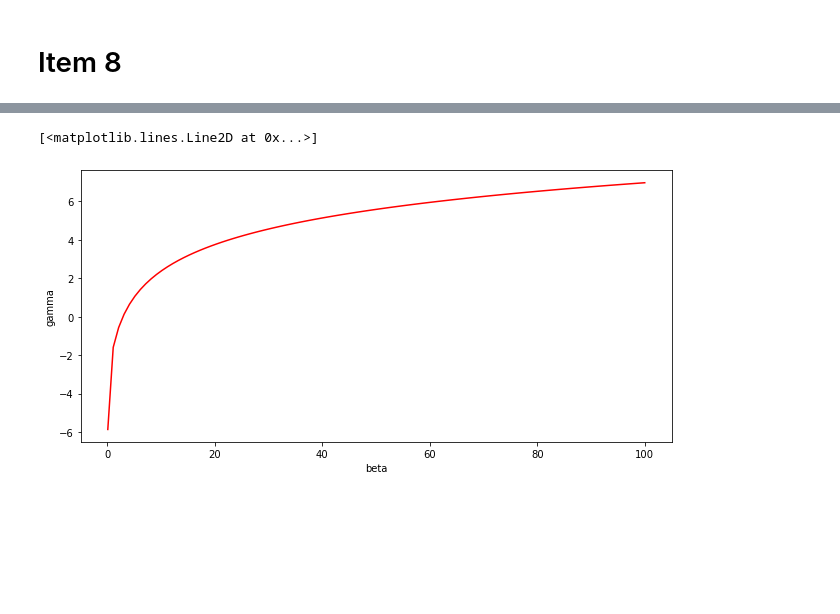
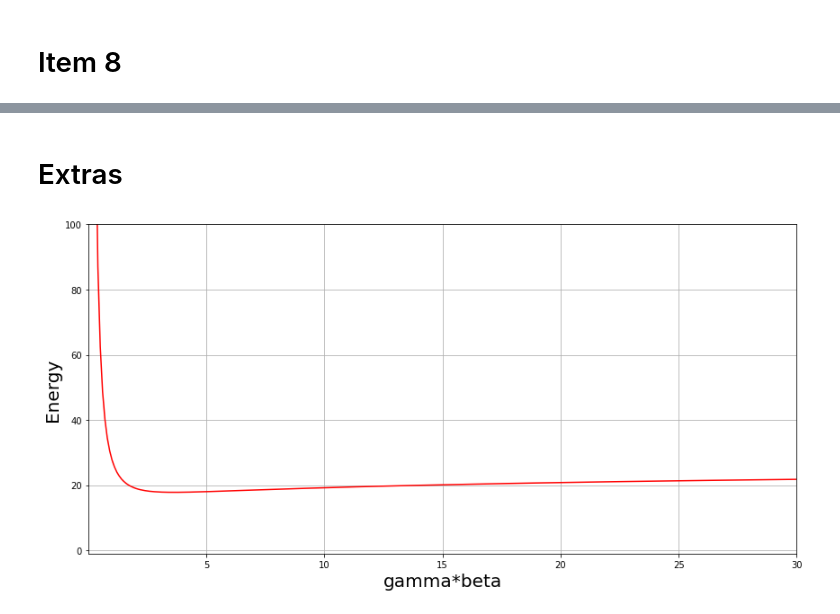
Before and after one commit to Edinaldobjr/aulas_de_python, a Jupyter notebook: Projeto1/Projeto_1.ipynb, the cells around one changed output, grey strips where cells are left out. Drawn from its saved outputs; the diff is of its cells as text; code cells hidden in the pictures; blank space fills up the shorter version.

```diff
--- a/Projeto1/Projeto_1.ipynb
+++ b/Projeto1/Projeto_1.ipynb
@@ -6,9 +17,10 @@
 import math as mt
 import numpy as np
 
-beta = 0.1
+beta = 0.6
 def gamma(beta):
-    return  1/(mt.sqrt(1- beta**2))
+    """Função que toma um único valor de beta como argumento e retorna gamma"""
+    return  1 / (mt.sqrt(1 - beta**2))
 
 print(gamma(beta))
 # %% [output]
@@ -19,11 +31,13 @@ print(gamma(beta))
 import math as mt
 import numpy as np
 
-beta = np.array([0.1, 0.2])
+beta = np.array([0.1, 0.2]) # Gerando um beta qualquer
+
 def gamma(beta):
+    """Função que toma o parametro beta como argumento e retorna gamma"""
     nova_lista = []
     for (i, valor) in enumerate(beta):
-        novo_elemento = 1/(mt.sqrt(1- valor**2))
+        novo_elemento = 1 / (mt.sqrt(1 - valor**2))
         nova_lista.append(novo_elemento)
     return nova_lista
 
@@ -246,33 +227,49 @@ ax.plot(GB , np.log(ln_argument3(GB))-Beta, 'r-')
+# %% [markdown]
+# Extras
 # %%
-
 import math as mt
 import numpy as np
 import matplotlib.pyplot as plt
 %matplotlib inline
-I =3.55
-
+c = 3*10**8
+v = np.linspace(0.0001*c,0.9995*c,10000)
+beta = v/c # define o vetor beta
+I =10e-06
+K = 0.307
+z = -1
+Z = 29
+A = 63.546
+ZA = Z/A
+rho = 8.96
+mec = 0.5110
 #define vetor gamma*beta
 
-GB = np.linspace(0.1,100,100)
+GB2 = np.linspace(0.1,100,1000)
 
 #função que cria o argumento do Ln baseado em gamma*beta
-def ln_argument3(GB):
-    lista2 = []
-    for (i, valor) in enumerate(GB):
-        novo_elemento2 = (2*mec*(valor)**2)/I
-        lista2.append(novo_elemento2)
-    return lista2
+def ln_argument3(GB2):
+    lista3 = []
+    for (i, valor) in enumerate(GB2):
+        novo_elemento3 = (2*mec*(valor)**2)/I
+        lista3.append(novo_elemento3)
+    return lista3
 
 #vetor beta**2
 
-Beta = 1- 1/(GB**2 + 1)
+Beta2 = 1- 1/(GB2**2 + 1)
 #print(Beta)
 
+Energy2= K*(z**2)*rho*(ZA)*(1/Beta2)*(np.log(ln_argument3(GB2))-Beta2)
 
-fig, ax = plt.subplots(1,1,figsize=(9, 4.5), tight_layout=True )
-ax.set_xlabel('beta')
-ax.set_ylabel('gamma')
-ax.plot(GB , np.log(ln_argument3(GB))-Beta, 'r-')
+
+
+fig, ax = plt.subplots(1,1,figsize=(12, 6), tight_layout=True )
+ax.set_ylabel('Energy', fontsize = 20)
+ax.set_xlabel('gamma*beta', fontsize = 20)
+ax.plot(GB2 , Energy2, 'r-')
+
+ax.set_xlim(0.001, 30)
+ax.set_ylim(-1, 100)
+ax.grid()
 # %% [output]
-[<matplotlib.lines.Line2D at 0x...>]
-[figure, old version]
+[figure, new version]
```
Also changed, not shown: parts of 14 cells of this notebook.
